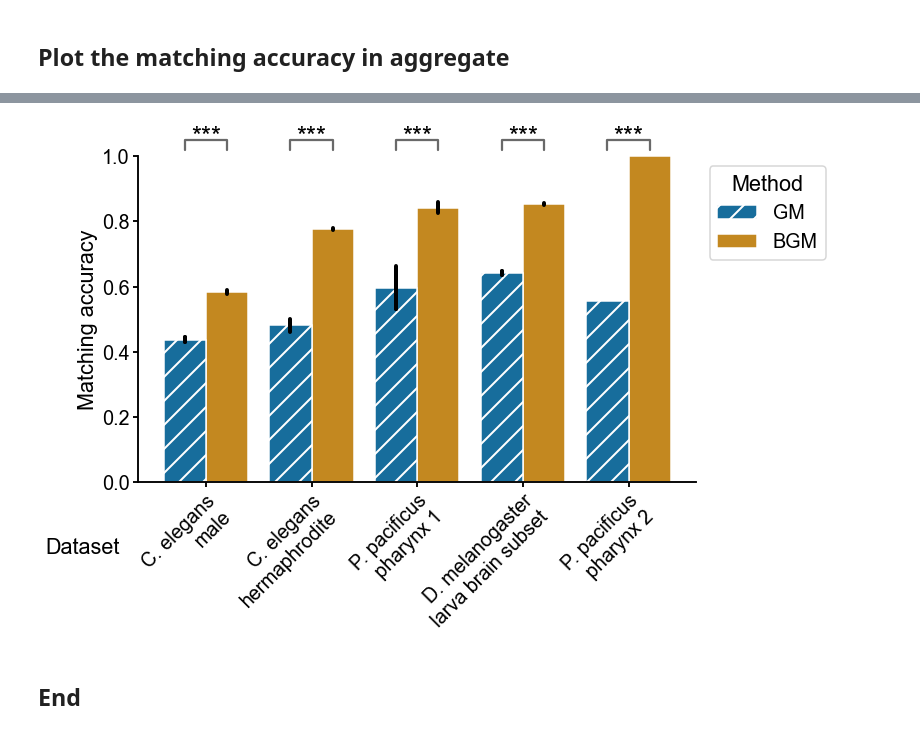
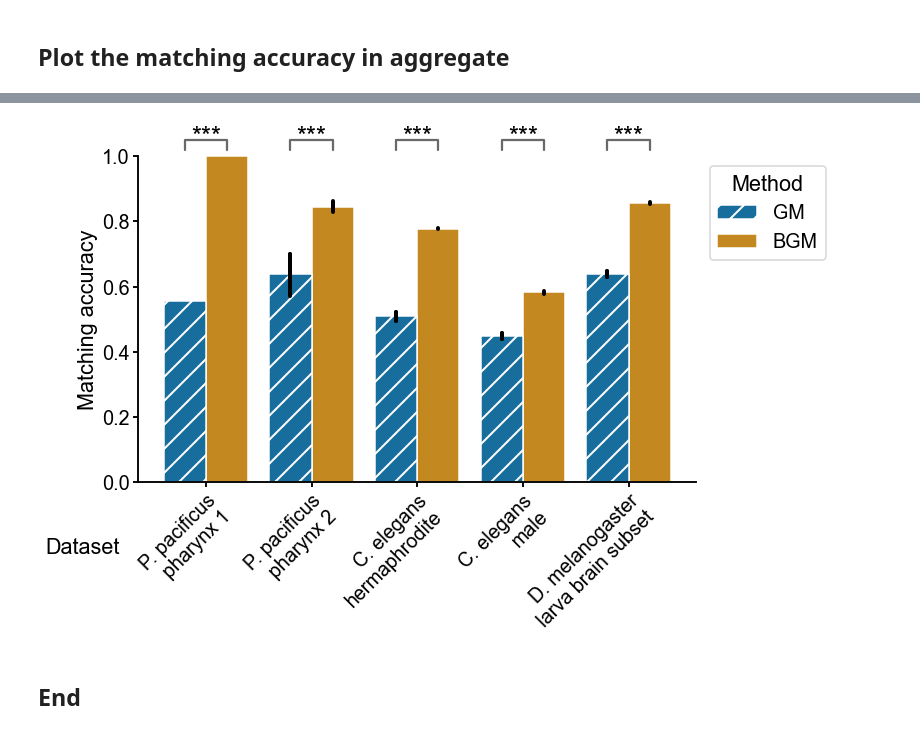
Before and after one commit to neurodata/bgm, a Jupyter notebook: docs/connectomes.ipynb, the cells around one changed output, grey strips where cells are left out. Saved outputs shown, nothing was run; the diff lists cells and outputs as text; code cells hidden in the pictures.

```diff
--- a/docs/connectomes.ipynb
+++ b/docs/connectomes.ipynb
@@ -123,8 +148,8 @@ nice_dataset_map = {
     "male_chem": "C. elegans\nmale",
     "maggot": "Maggot",
     "maggot_subset": "D. melanogaster\n larva brain subset",
-    "specimen_107": "P. pacificus\npharynx 2",
-    "specimen_148": "P. pacificus\npharynx 1",
+    "specimen_107": "P. pacificus\npharynx 1",
+    "specimen_148": "P. pacificus\npharynx 2",
 }
 
 n_rows = int(np.ceil(n_datasets / 3))
@@ -138,7 +163,7 @@ fig, axs = plt.subplots(
     gridspec_kw=dict(hspace=0.1),
 )
 pvalues = {}
-
+acc_changes = {}
 for i, (dataset, results) in enumerate(results_by_dataset.items()):
     index = np.unravel_index(i, (n_rows, n_cols))
     ax = axs[index]
@@ -178,6 +203,7 @@ for i, (dataset, results) in enumerate(results_by_dataset.items()):
 
     improvement = bgm_results["match_ratio"].mean() - gm_results["match_ratio"].mean()
     glue(f"{dataset}_mean_accuracy_change", improvement, form="2.0f%")
+    acc_changes[dataset] = improvement
 
     for i, method in enumerate(order):
         mean_match_ratio = results[results["method"] == method]["match_ratio"].mean()
@@ -204,6 +230,4 @@ for i, (dataset, results) in enumerate(results_by_dataset.items()):
 for ax in axs.flat:
     if not ax.has_data():
         ax.axis("off")
-
-# gluefig("match_accuracy_comparison_lines", fig)
 # %% [output]
@@ -237,7 +275,12 @@ all_results
 mpl.rcParams["hatch.linewidth"] = 2.0
 
 set_theme(font_scale=1.2)
-order = all_results.groupby("dataset")["match_ratio"].mean().sort_values().index
+
+# was for sorting by accuracy
+# order = all_results.groupby("dataset")["match_ratio"].mean().sort_values().index
+order = pd.Series(
+    ["specimen_107", "specimen_148", "herm_chem", "male_chem", "maggot_subset"]
+)
 fig, ax = plt.subplots(1, 1, figsize=(10, 6))
 
 
@@ -295,34 +338,34 @@ def draw_significance(pvalue, x, xdist, y=1.02, ydist=0.03):
     if pvalue < 0.0005:
         text = "***"
     elif pvalue < 0.005:
         text = "**"
     elif pvalue < 0.05:
         text = "*"
     else:
         text = ""
     if text != "":
         ax.plot(
             [x - xdist, x - xdist, x + xdist, x + xdist],
             [y, y + ydist, y + ydist, y],
             color="dimgrey",
             clip_on=False,
         )
         ax.text(x, y, text, ha="center", va="bottom", fontsize="large")
 
 
 for i, dataset in enumerate(order):
     pvalue = pvalues[dataset]
     draw_significance(pvalue, i, 0.2)
 
 ax.set_ylim((ax.get_ylim()[0], 1))
 
 ax.set_xlabel("Dataset")
 ax.xaxis.set_label_coords(-0.1, -0.17)
 
 gluefig("match_accuracy_comparison", fig)
 # %% [output]
 [interactive output not drawn]
-[figure, old version]
+[figure, new version]
 # %% [markdown]
 ## End
 # %%
```
Also changed, not shown: parts of 5 cells of this notebook, 6 other files.
